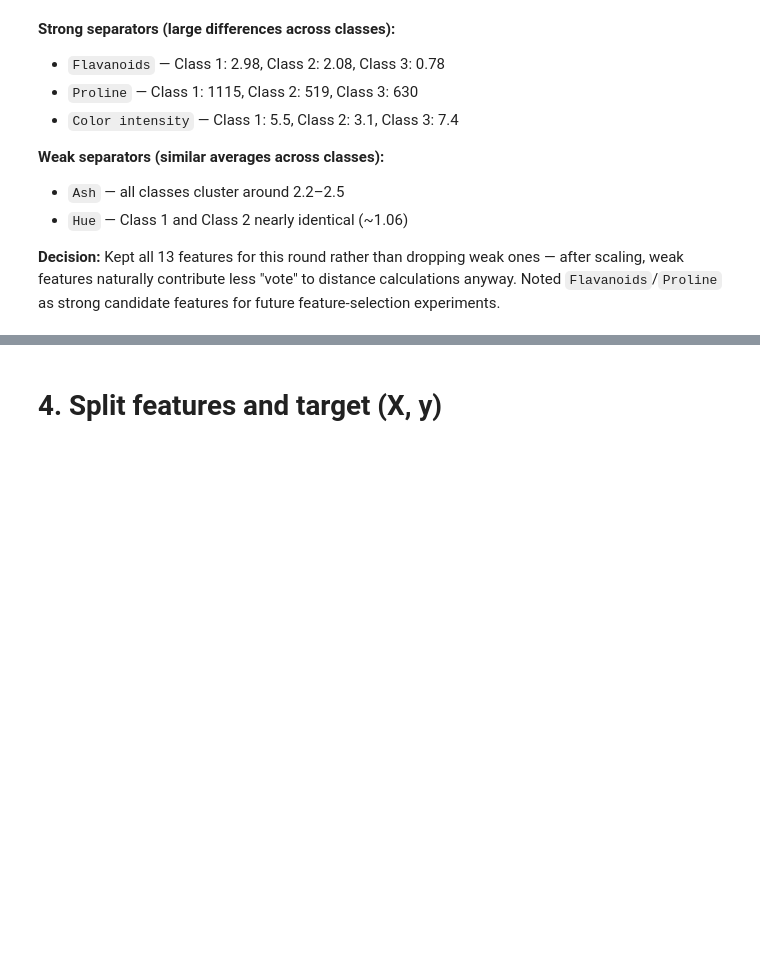
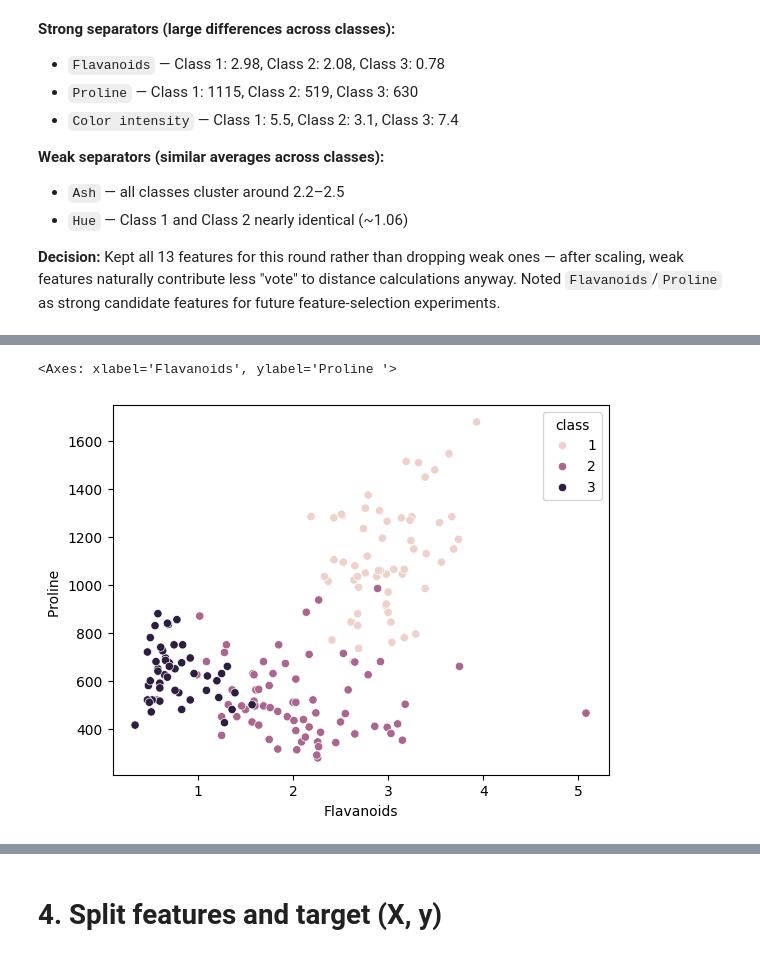
Before and after one commit to VishRoy/kaggle-notebook, a Jupyter notebook: wine-classification-using-knn-begineer.ipynb, the cells around one changed output, grey strips where cells are left out. Saved outputs shown, nothing was run; the diff lists cells and outputs as text; code cells hidden in the pictures; blank space fills up the shorter version.

```diff
--- a/wine-classification-using-knn-begineer.ipynb
+++ b/wine-classification-using-knn-begineer.ipynb
@@ -145,0 +165,6 @@ df.groupby('class').mean()
+# %%
+import seaborn as sns
+sns.scatterplot(data=df, x='Flavanoids', y='Proline ', hue='class')
+# %% [output]
+<Axes: xlabel='Flavanoids', ylabel='Proline '>
+[figure, added]
```
Also changed, not shown: parts of 22 cells of this notebook.
